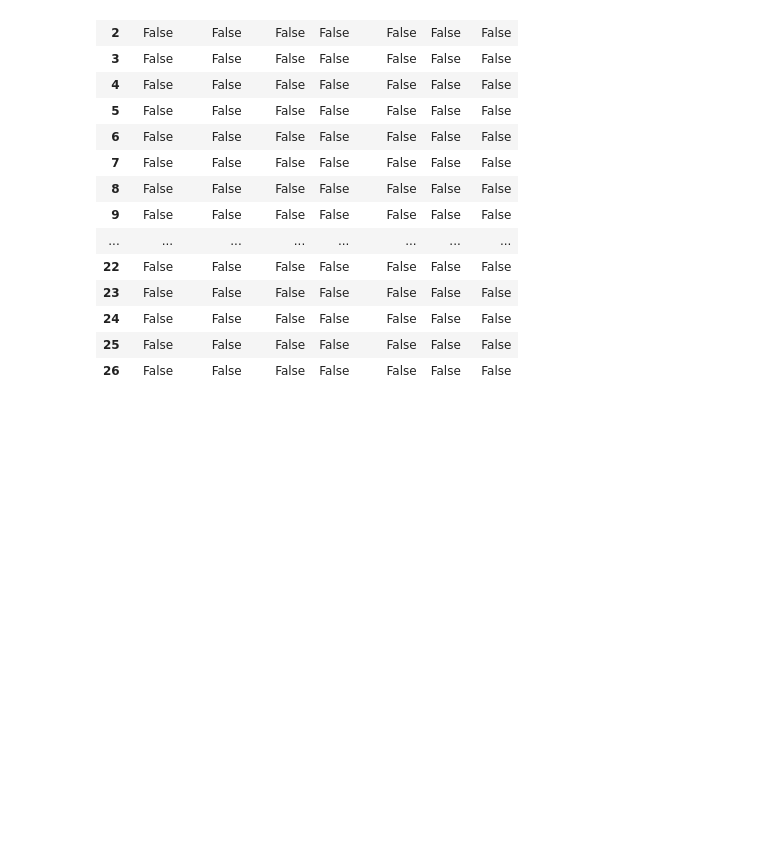
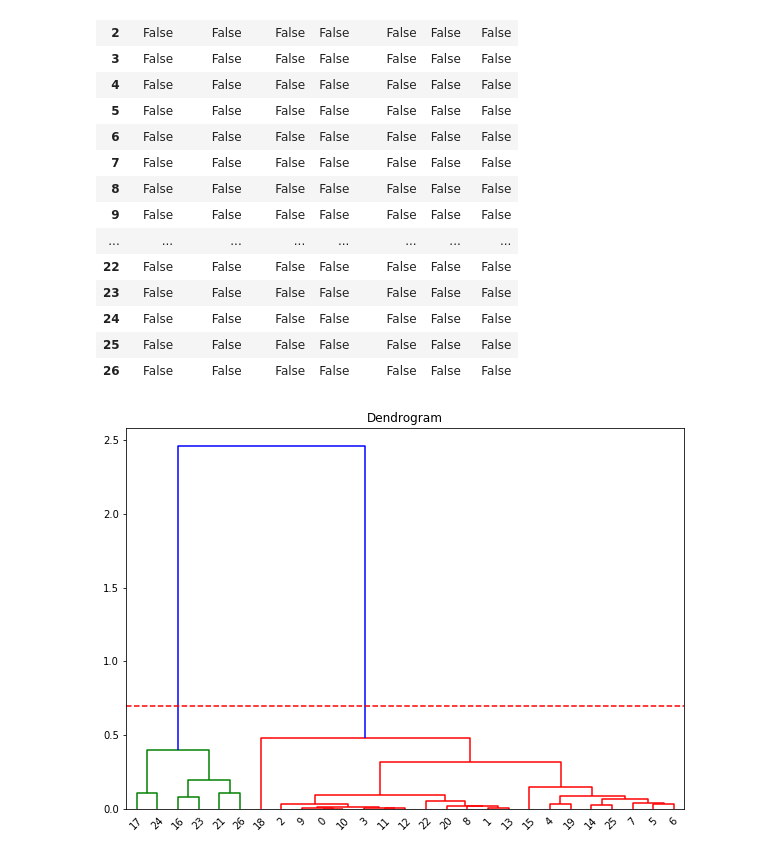
Before and after one commit to Salaton/datamining, a Jupyter notebook: clustering/clustering.ipynb, the cells around one changed output. Cells and saved outputs as stored; diff of their text form; code cells hidden in the pictures; blank space fills up the shorter version.

Commit message:
hierarchical agglomerative clustering on the dataset alongside K-Means

```diff
--- a/clustering/clustering.ipynb
+++ b/clustering/clustering.ipynb
@@ -272,3 +274,20 @@ food.isna()
 | 24 | False | False | False | False | False | False | False |
 | 25 | False | False | False | False | False | False | False |
 | 26 | False | False | False | False | False | False | False |
+# %%
+# hierarchical clustering..
+from sklearn.cluster import AgglomerativeClustering
+import scipy.cluster.hierarchy as sch
+import matplotlib.pyplot as plt
+from sklearn.preprocessing import normalize
+
+scaled_data = normalize(foodcluster)
+plt.figure(figsize=(10,7))
+plt.title('Dendrogram')
+dendrogram = sch.dendrogram(sch.linkage(scaled_data, method='ward'))
+plt.axhline(y=.7_,color='r',linestyle='--')
+model = AgglomerativeClustering(n_clusters=4, affinity='euclidean', linkage='ward')
+model.fit_predict(scaled_data)
+plt.show()
+# %% [output]
+[figure, added]
```
Also changed, not shown: parts of 2 cells of this notebook.
